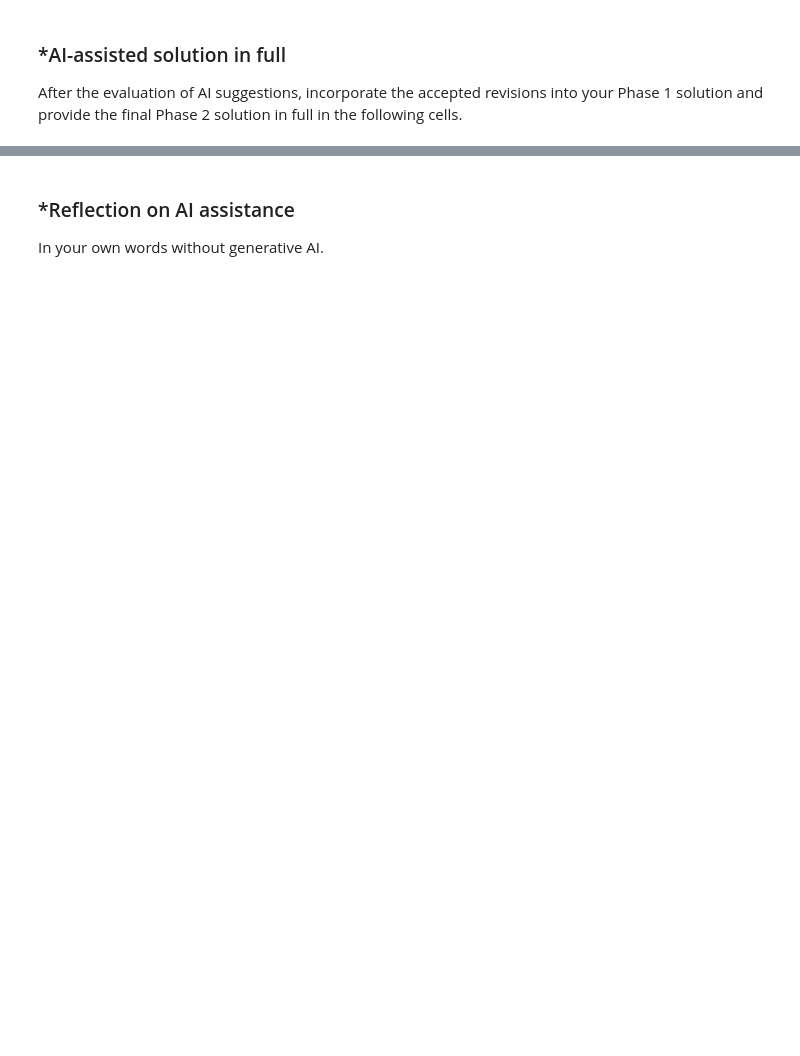
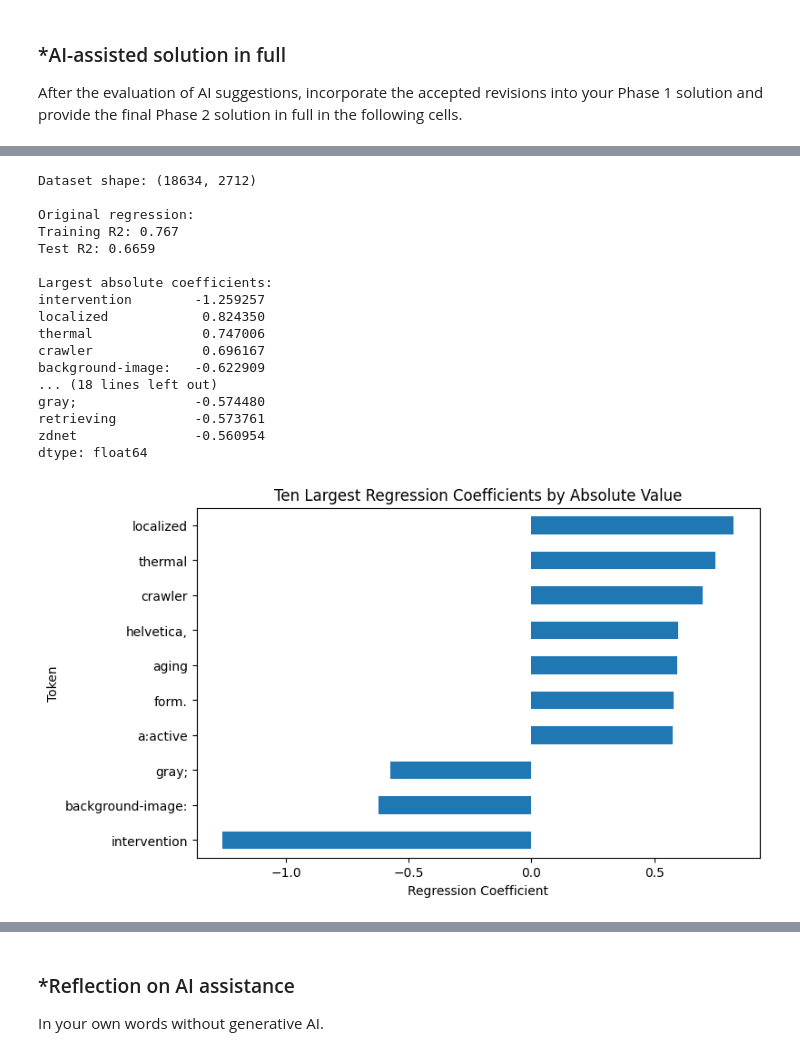
Before and after one commit to rushilnanga/A05-pca, a Jupyter notebook: notebook.ipynb, the cells around one changed output, grey strips where cells are left out. Saved outputs shown, nothing was run; the diff lists cells and outputs as text; code cells hidden in the pictures; blank space fills up the shorter version.

```diff
--- a/notebook.ipynb
+++ b/notebook.ipynb
@@ -216,0 +299,78 @@ After the evaluation of AI suggestions, incorporate the accepted revisions into
+# %%
+import pandas as pd
+import matplotlib.pyplot as plt
+from sklearn.model_selection import train_test_split
+from sklearn.linear_model import LinearRegression
+
+df = pd.read_parquet("data/Phishing_clean.parquet")
+
+print("Dataset shape:", df.shape)
+
+X = df.drop(columns=["Email Type"])
+y = df["Email Type"]
+
+X_train, X_test, y_train, y_test = train_test_split(
+    X, y, test_size=0.2, random_state=42
+)
+
+# Reusable evaluation function
+def evaluate_model(model, X_train, X_test, y_train, y_test):
+    train_r2 = model.score(X_train, y_train)
+    test_r2 = model.score(X_test, y_test)
+
+    print("Training R2:", round(train_r2, 4))
+    print("Test R2:", round(test_r2, 4))
+
+    return train_r2, test_r2
+
+# Original regression
+model = LinearRegression()
+model.fit(X_train, y_train)
+
+print("\nOriginal regression:")
+train_r2, test_r2 = evaluate_model(
+    model, X_train, X_test, y_train, y_test
+)
+
+# Coefficient analysis
+coefficients = pd.Series(model.coef_, index=X.columns)
+
+top_coefficients = coefficients.reindex(
+    coefficients.abs().sort_values(ascending=False).index
+).head(10)
+
+print("\nLargest absolute coefficients:")
+print(top_coefficients)
+
+print("\nLargest positive coefficients:")
+print(coefficients.sort_values(ascending=False).head(5))
+
+print("\nLargest negative coefficients:")
+print(coefficients.sort_values().head(5))
+
+# Coefficient visualization
+plt.figure(figsize=(8, 5))
+top_coefficients.sort_values().plot(kind="barh")
+plt.xlabel("Regression Coefficient")
+plt.ylabel("Token")
+plt.title("Ten Largest Regression Coefficients by Absolute Value")
+plt.show()
+# %% [output]
+Dataset shape: (18634, 2712)
+
+Original regression:
+Training R2: 0.767
+Test R2: 0.6659
+
+Largest absolute coefficients:
+intervention        -1.259257
+localized            0.824350
+thermal              0.747006
+crawler              0.696167
+background-image:   -0.622909
+... (18 lines left out)
+gray;               -0.574480
+retrieving          -0.573761
+zdnet               -0.560954
+dtype: float64
+[figure, added]
```
Also changed, not shown: parts of 13 cells of this notebook.
